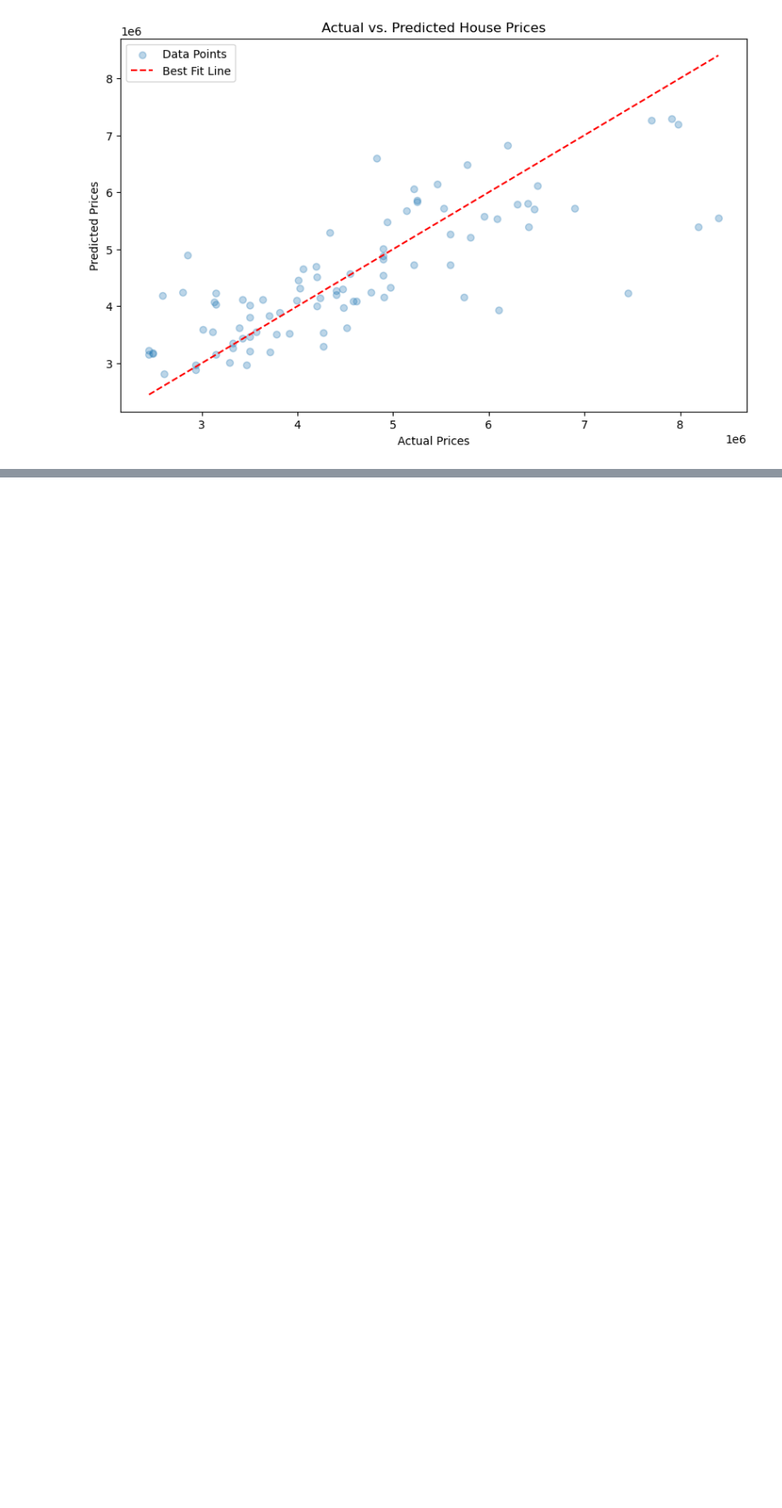
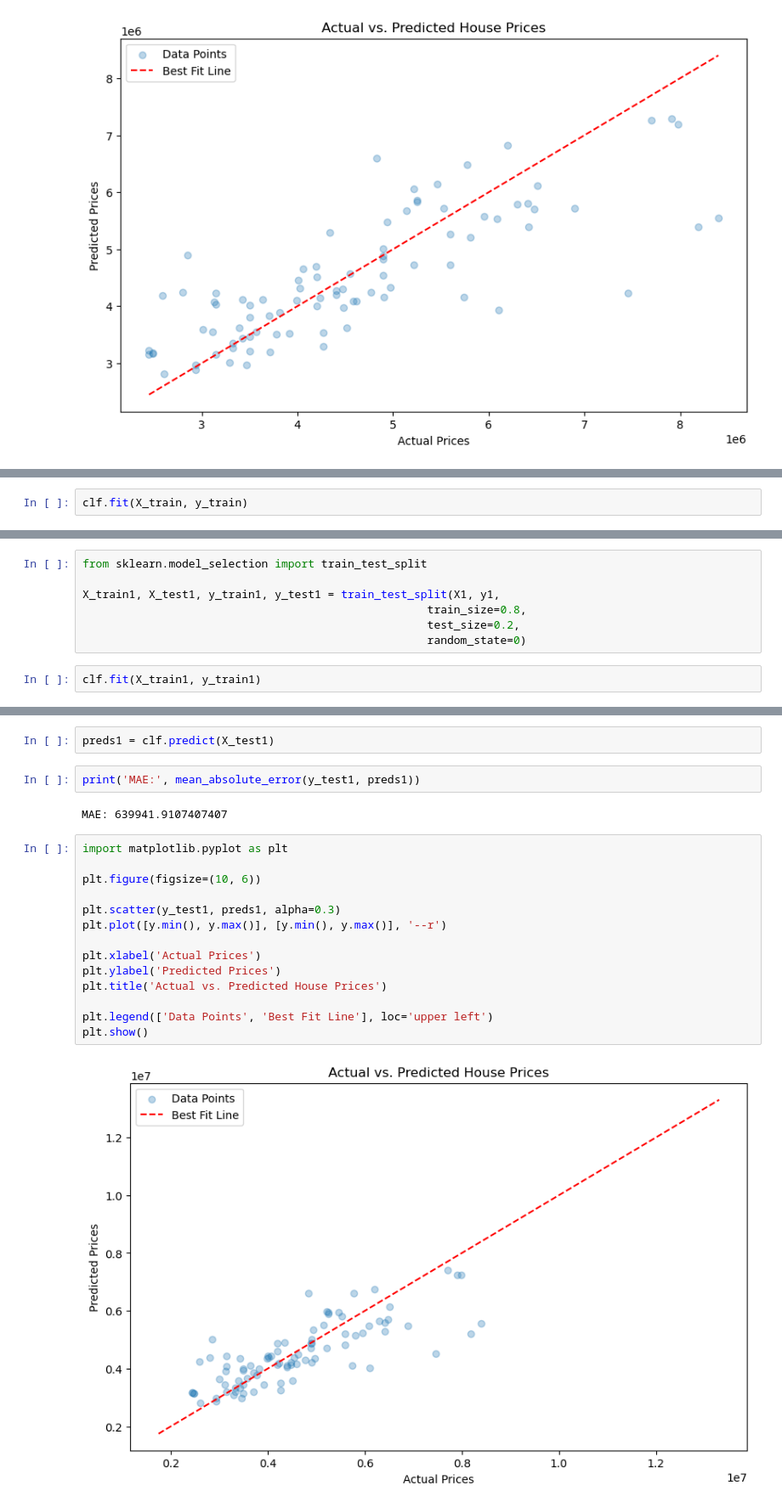
Before and after one commit to lakshita26/House-Price-Prediction, a Jupyter notebook: house-price-prediction-system.ipynb, the cells around one changed output, grey strips where cells are left out. Shown at 85% size. Cells and saved outputs as stored; diff of their text form; blank space fills up the shorter version.

```diff
--- a/house-price-prediction-system.ipynb
+++ b/house-price-prediction-system.ipynb
@@ -203,0 +268,2 @@ plt.show()
+# %%
+clf.fit(X_train, y_train)
@@ -203,0 +295,9 @@ plt.show()
+# %%
+from sklearn.model_selection import train_test_split
+
+X_train1, X_test1, y_train1, y_test1 = train_test_split(X1, y1,
+                                                    train_size=0.8,
+                                                    test_size=0.2,
+                                                    random_state=0)
+# %%
+clf.fit(X_train1, y_train1)
@@ -203,0 +323,22 @@ plt.show()
+# %%
+preds1 = clf.predict(X_test1)
+# %%
+print('MAE:', mean_absolute_error(y_test1, preds1))
+# %% [output]
+MAE: 639941.9107407407
+# %%
+import matplotlib.pyplot as plt
+
+plt.figure(figsize=(10, 6))
+
+plt.scatter(y_test1, preds1, alpha=0.3)
+plt.plot([y.min(), y.max()], [y.min(), y.max()], '--r')
+
+plt.xlabel('Actual Prices')
+plt.ylabel('Predicted Prices')
+plt.title('Actual vs. Predicted House Prices')
+
+plt.legend(['Data Points', 'Best Fit Line'], loc='upper left')
+plt.show()
+# %% [output]
+[figure, added]
```
Also changed, not shown: parts of 21 cells of this notebook.
